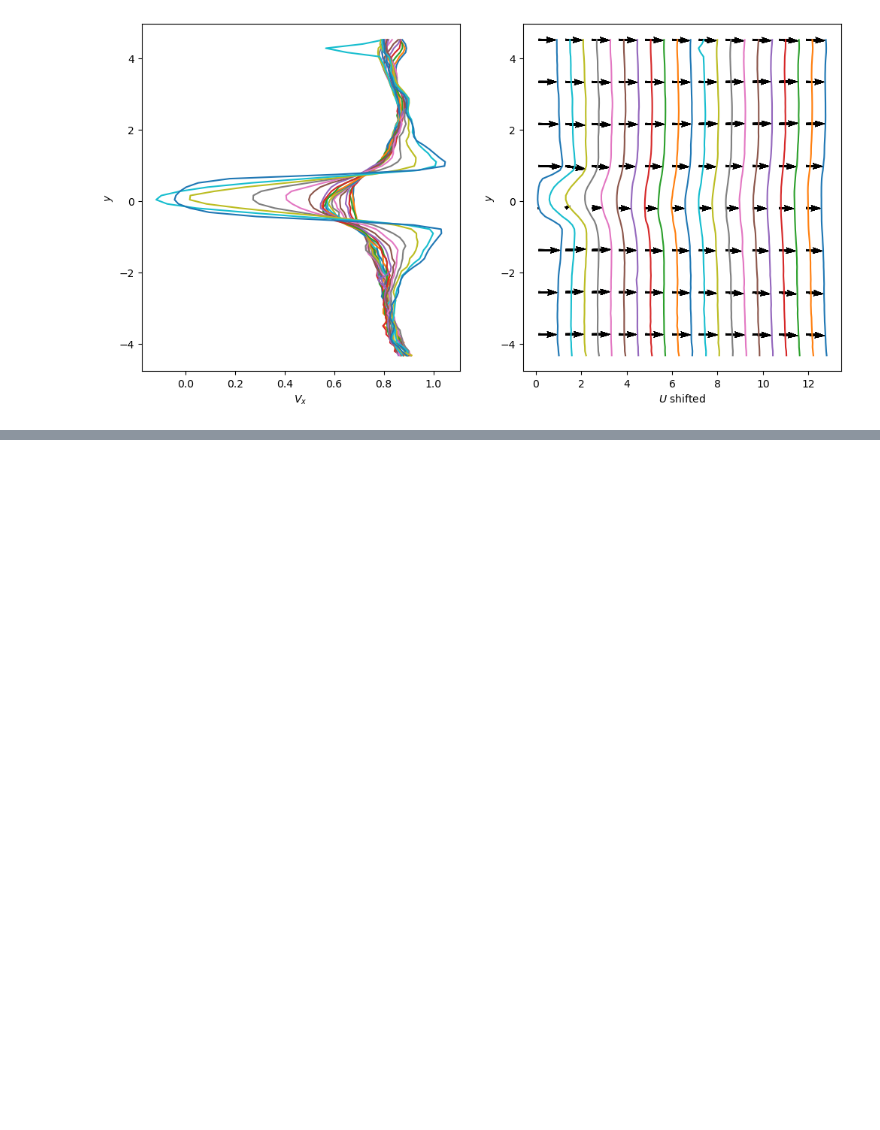
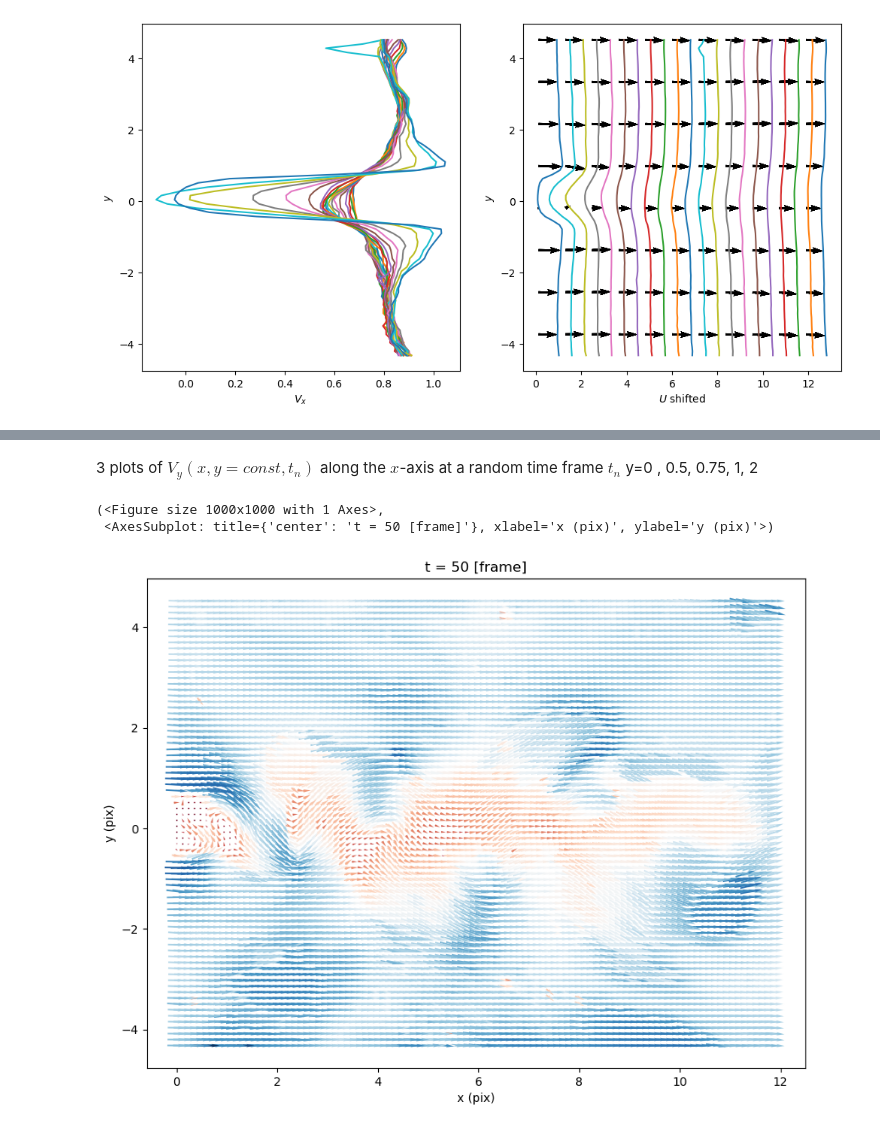
Before and after one commit to alexlib/almog_piv, a Jupyter notebook: notebooks/post_analysis_Feb-15_run1.ipynb, the cells around one changed output, grey strips where cells are left out. Saved outputs shown, nothing was run; the diff lists cells and outputs as text; code cells hidden in the pictures; blank space fills up the shorter version.

```diff
--- a/notebooks/post_analysis_Feb-15_run1.ipynb
+++ b/notebooks/post_analysis_Feb-15_run1.ipynb
@@ -39,0 +18,5 @@ normalized_netcdf_file = f'../data/feb15_run{run_no}_normed.nc'
+# %%
+run_no = 1
+normalized_netcdf_file = Path(f'../data/feb15_run{run_no}_normed.nc')
+ds = xr.load_dataset(normalized_netcdf_file)
+ds
@@ -49,10 +47,3 @@ https://www.overleaf.com/project/63f5eeb8f7fb1a583f248b22
-# %%
-from normalize_dataset import normalize_dataset
-
-ds = xr.load_dataset(netcdf_file)
-dsn = normalize_dataset(ds, mm_scale, pix_scale, dt, d, U_theo)
-
-dsn.to_netcdf(normalized_netcdf_file)
 # %%
 # Ensemble average map:
 ave = dsn.piv.average
@@ -93,0 +78,11 @@ Created in <span style='font-weight:600;margin-left:4px;'>Deepnote</span></a>
+# %% [markdown]
+3 plots of $V_y(x,y=const,t_n)$ along the $x$-axis at a random time frame $t_n$
+y=0 , 0.5, 0.75, 1, 2
+# %%
+tmp = ds.isel(t=50)
+# let's see the selected map
+tmp.piv.quiver()
+# %% [output]
+(<Figure size 1000x1000 with 1 Axes>,
+ <AxesSubplot: title={'center': 't = 50 [frame]'}, xlabel='x (pix)', ylabel='y (pix)'>)
+[figure, added]
```
Also changed, not shown: parts of 10 cells of this notebook, 3 other files.
